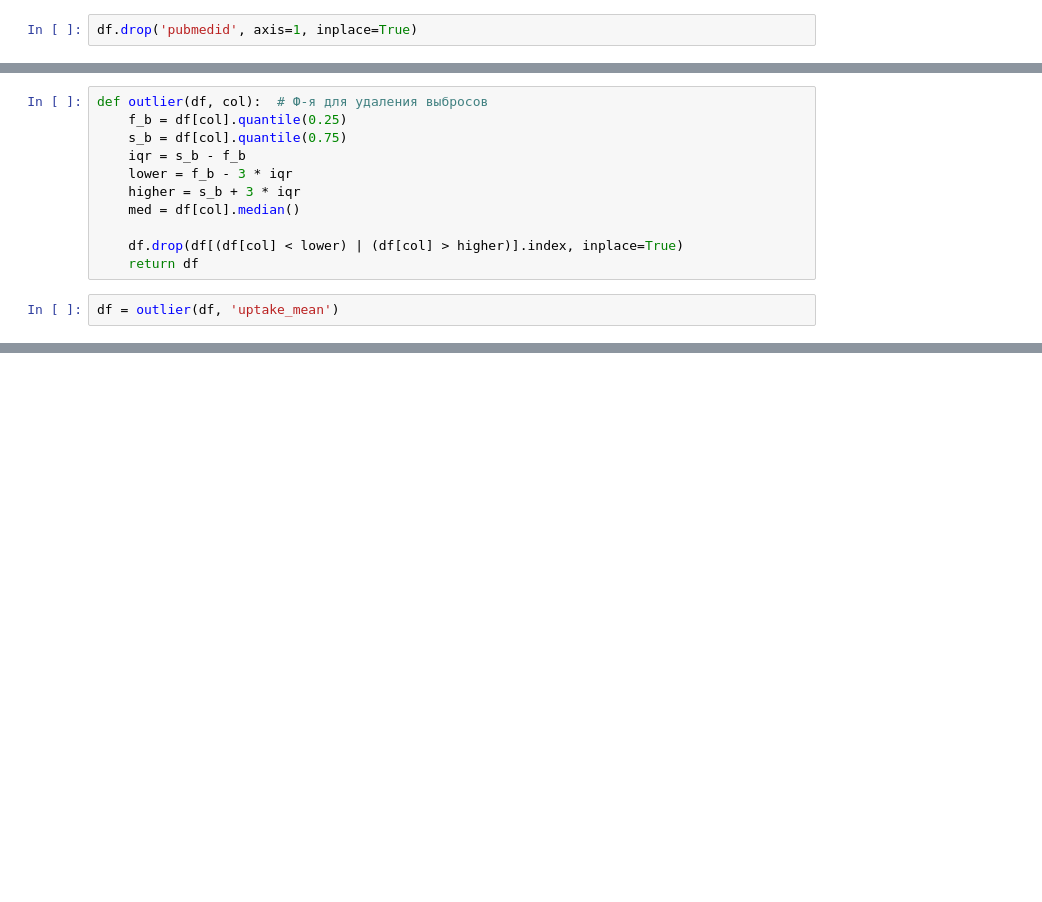
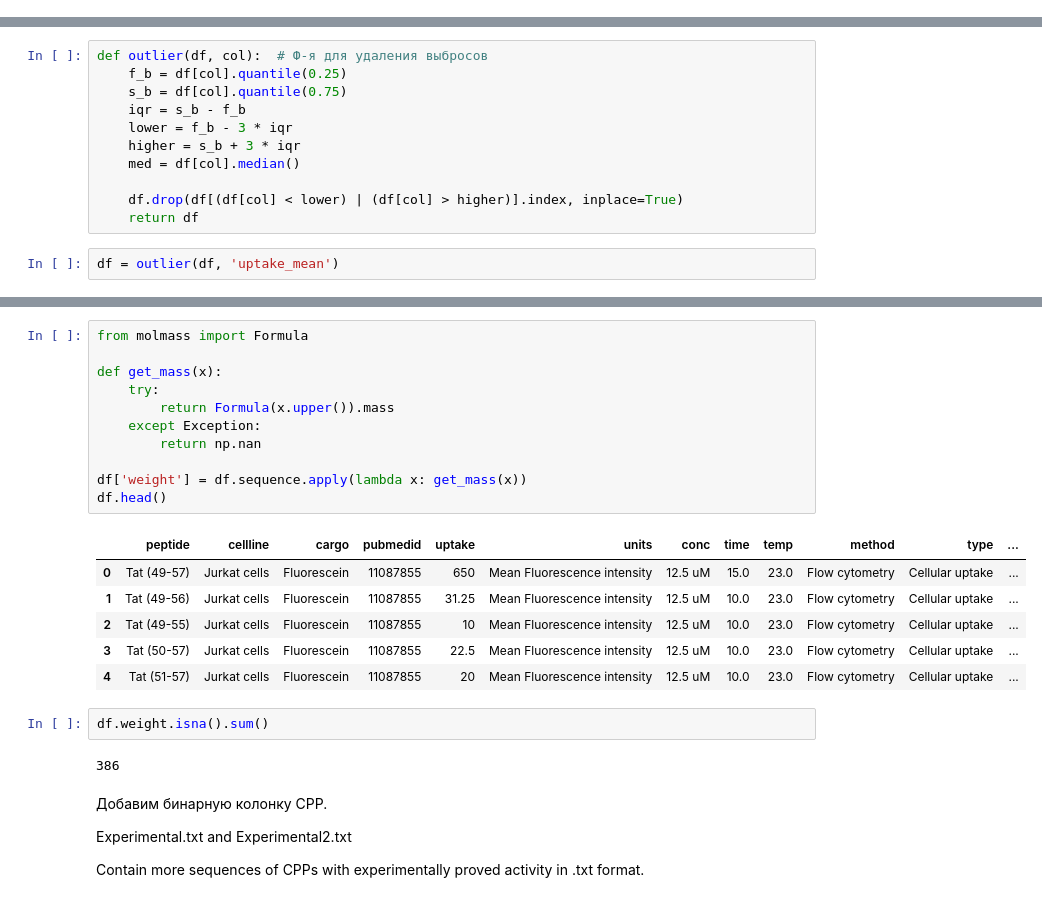
Before and after one commit to tame2tame/datacon2024, a Jupyter notebook: main.ipynb, the cells around one changed output, grey strips where cells are left out. Saved outputs shown, nothing was run; the diff lists cells and outputs as text; blank space fills up the shorter version.

```diff
--- a/main.ipynb
+++ b/main.ipynb
@@ -179,5 +178,3 @@ df['temp'] = df['temp'].astype(float)
-# %%
-df.drop('pubmedid', axis=1, inplace=True)
 # %% [markdown]
 ---
 # Предобработка
@@ -265,0 +272,28 @@ df[df['sequence'] == 'AAVALLPAVLLALLAPRKKRRQRRRPPQ']
+# %%
+from molmass import Formula
+
+def get_mass(x):
+    try:
+        return Formula(x.upper()).mass
+    except Exception:
+        return np.nan
+
+df['weight'] = df.sequence.apply(lambda x: get_mass(x))
+df.head()
+# %% [output]
+|  | peptide | cellline | cargo | pubmedid | uptake | units | conc | time | temp | method | type | ... |
+| 0 | Tat (49-57) | Jurkat cells | Fluorescein | 11087855 | 650 | Mean Fluorescence intensity | 12.5 uM | 15.0 | 23.0 | Flow cytometry | Cellular uptake | ... |
+| 1 | Tat (49-56) | Jurkat cells | Fluorescein | 11087855 | 31.25 | Mean Fluorescence intensity | 12.5 uM | 10.0 | 23.0 | Flow cytometry | Cellular uptake | ... |
+| 2 | Tat (49-55) | Jurkat cells | Fluorescein | 11087855 | 10 | Mean Fluorescence intensity | 12.5 uM | 10.0 | 23.0 | Flow cytometry | Cellular uptake | ... |
+| 3 | Tat (50-57) | Jurkat cells | Fluorescein | 11087855 | 22.5 | Mean Fluorescence intensity | 12.5 uM | 10.0 | 23.0 | Flow cytometry | Cellular uptake | ... |
+| 4 | Tat (51-57) | Jurkat cells | Fluorescein | 11087855 | 20 | Mean Fluorescence intensity | 12.5 uM | 10.0 | 23.0 | Flow cytometry | Cellular uptake | ... |
+# %%
+df.weight.isna().sum()
+# %% [output]
+386
+# %% [markdown]
+Добавим бинарную колонку CPP.
+
+Experimental.txt and Experimental2.txt
+
+Contain more sequences of CPPs with experimentally proved activity in .txt format.
```
Also changed, not shown: parts of 15 cells of this notebook, 4 other files.
